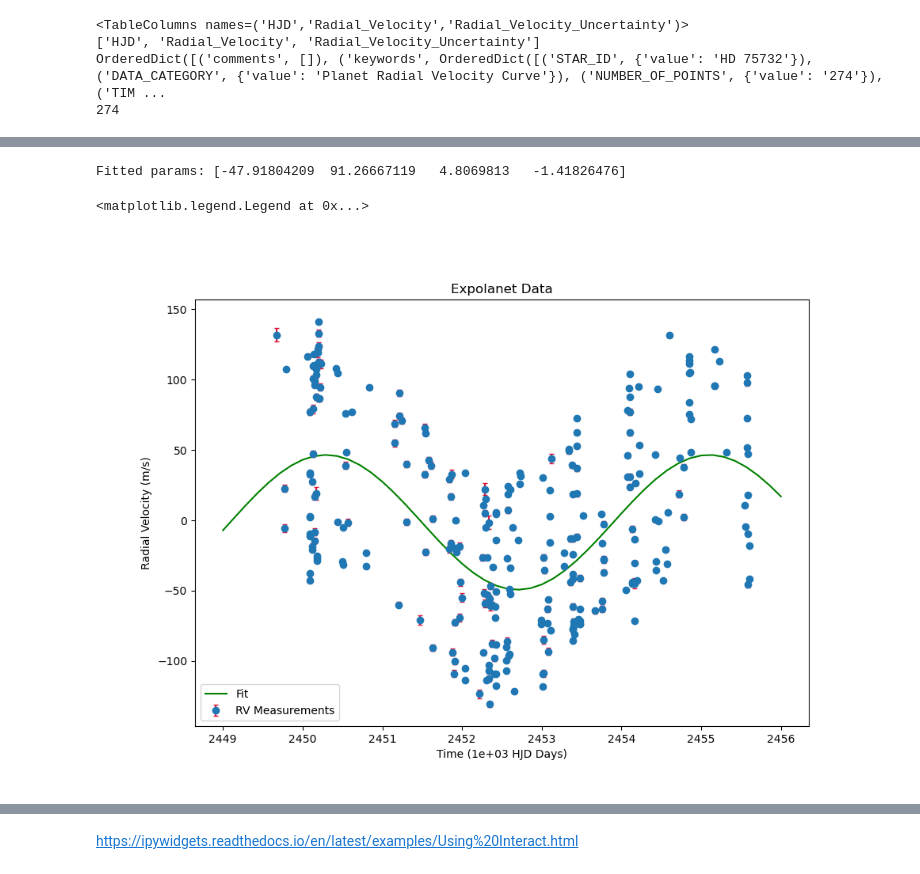
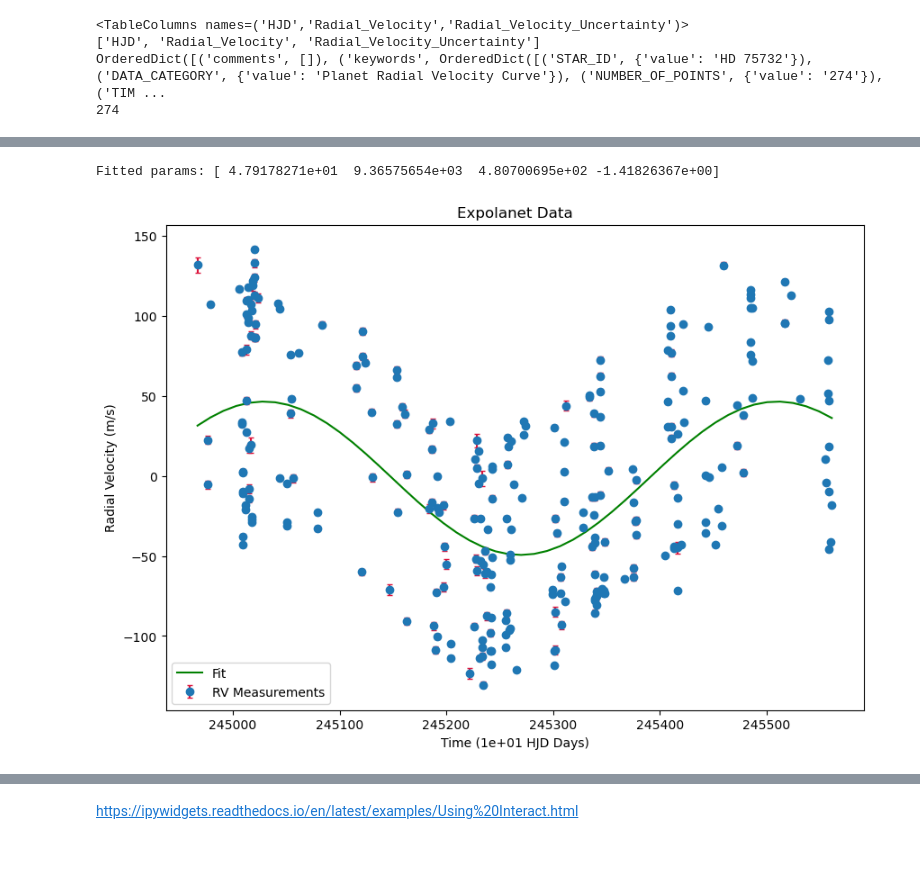
Before and after one commit to djlouie/ASTR-19-Group-Project, a Jupyter notebook: astr19-group-project.ipynb, the cells around one changed output, grey strips where cells are left out. Drawn from its saved outputs; the diff is of its cells as text; code cells hidden in the pictures.

```diff
--- a/astr19-group-project.ipynb
+++ b/astr19-group-project.ipynb
@@ -41,17 +43,3 @@ print(len(data))
 ['HJD', 'Radial_Velocity', 'Radial_Velocity_Uncertainty']
 OrderedDict([('comments', []), ('keywords', OrderedDict([('STAR_ID', {'value': 'HD 75732'}), ('DATA_CATEGORY', {'value': 'Planet Radial Velocity Curve'}), ('NUMBER_OF_POINTS', {'value': '274'}), ('TIM ...
 274
-# %%
-fig, ax = plt.subplots(1,3, figsize=(10, 5))
-
-# define x based on number of rows
-x = range(len(data))
-
-color = ["r", "g", "b"]
-
-for i in range(len(data.columns)):
-    ax[i].plot(x, data.columns[i], c=color[i])
-    ax[i].set_title(f'{data.colnames[i]}')
-
-fig.savefig("data.pdf")
-plt.show()
@@ -78,7 +64,7 @@ hjd = data.columns["HJD"]
 radial_velocity = data.columns["Radial_Velocity"]
 uncertainty = data.columns["Radial_Velocity_Uncertainty"]
 
-scalar = 1e3
+scalar = 1e1
 scaled_hjd = hjd / scalar
 
 plt.figure(figsize=(10, 7))
@@ -103,41 +89,35 @@ from scipy import optimize
 # d: vertical shift
 def f_curve(x, a, b, c, d):
     return a * np.sin(2.0*np.pi * (x - b) / c) + d
 
-initial_guess = [5, 1, 5, 0]
+initial_guess = [45, 1, 500, 0]
 
 # we can help scipy find the best fit value by providing the initial guess ourselves
 # this worked but the parameters are not quite those expected
 params, params_cov = optimize.curve_fit(f_curve, scaled_hjd, radial_velocity, sigma = uncertainty, absolute_sigma=True,
                                         p0=initial_guess)
 
 
-# # in particularly difficult cases we can also provide boundaries to explore parameter ranges
-# initial_guess = [3,1,2,-1]
-# lower_bound = [3,1,2,-2]
-# upper_bound = [4,2,3,-1]
-# params, params_cov = optimize.curve_fit(f_curve, x, y, sigma = y_err, absolute_sigma=True,
-#             p0 = initial_guess,
-#             bounds = (lower_bound, upper_bound))
+params1 = params
 
 
 print(f"Fitted params: {params}")
 
 # lets see how the best fit model looks by plotting it along with the data
 
 x_fit = np.linspace(np.floor(min(scaled_hjd)), np.ceil(max(scaled_hjd)))
 y_fit = f_curve(x_fit, *params)     # providing '*params' is called unpacking and is identical to write
                                     # 'params[0], params[1], params[2]...'
 
 plt.figure(figsize=(10, 7))
 plt.errorbar(x=scaled_hjd, y=radial_velocity, yerr=uncertainty, fmt="o", ecolor='crimson', capsize=2, label="RV Measurements")
 plt.plot(x_fit, y_fit, 'g-', label='Fit')
 plt.title("Expolanet Data")
 plt.xlabel(f"Time ({scalar:.0e} HJD Days)")
 plt.ylabel("Radial Velocity (m/s)")
 
 plt.legend()
+plt.show()
 # %% [output]
-Fitted params: [-47.91804209  91.26667119   4.8069813   -1.41826476]
+Fitted params: [ 4.79178271e+01  9.36575654e+03  4.80700695e+02 -1.41826367e+00]
-<matplotlib.legend.Legend at 0x...>
-[figure, old version]
+[figure, new version]
```
Also changed, not shown: parts of 49 cells of this notebook, 1 other file.
